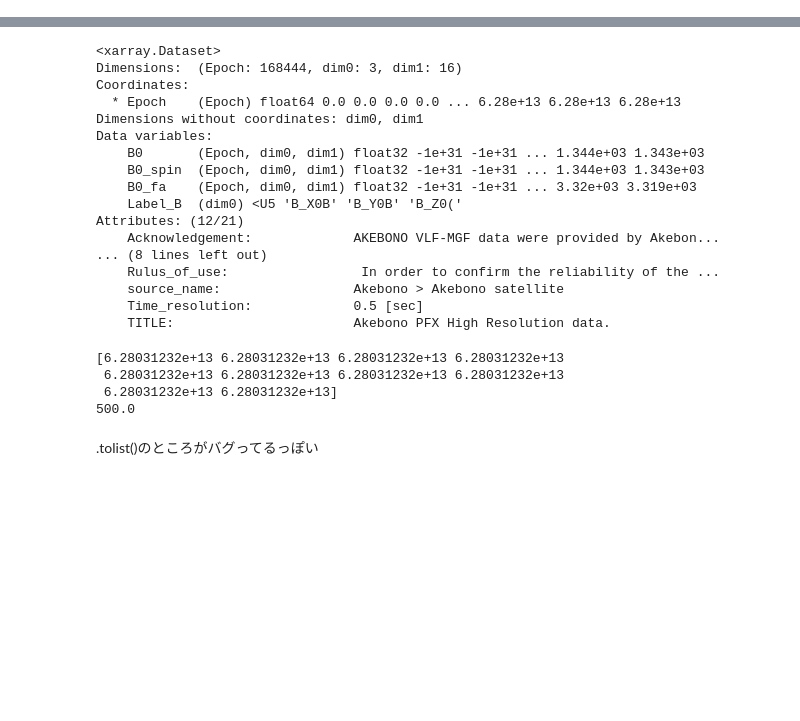
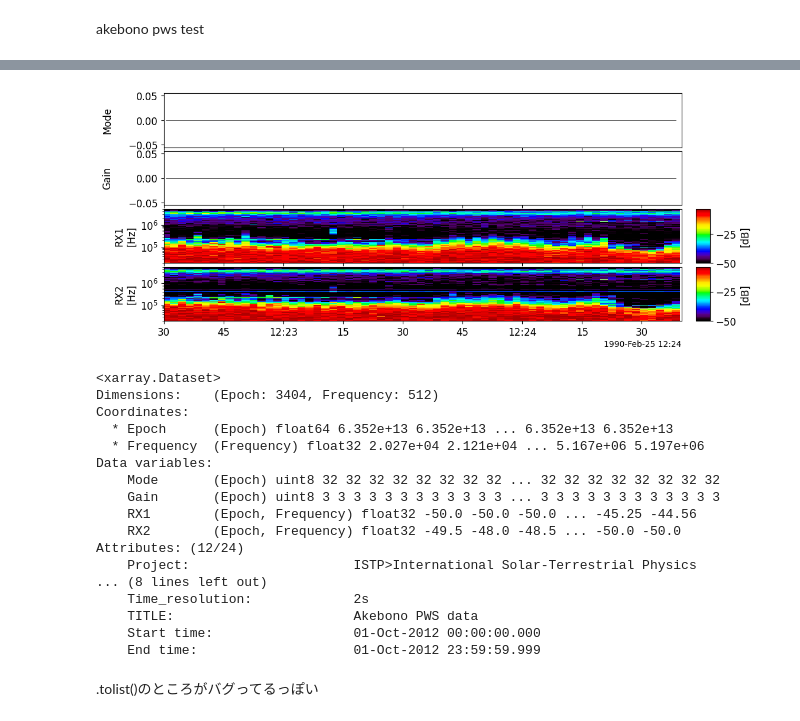
Before and after one commit to shuji-onosawa/akebono_analysis, a Jupyter notebook: src/Akebono_analysis.ipynb, the cells around one changed output, grey strips where cells are left out. Drawn from its saved outputs; the diff is of its cells as text; code cells hidden in the pictures; blank space fills up the shorter version.

```diff
--- a/src/Akebono_analysis.ipynb
+++ b/src/Akebono_analysis.ipynb
@@ -2,0 +67,12 @@ mgfのcdf内のデータを読み込む
+# %% [markdown]
+akebono pws test
+# %%
+import akebono
+import pytplot
+
+date='19900225'
+akebono.pws(['1990-2-25', '1990-2-26'])
+pytplot.tlimit([date[0:4]+'-'+date[4:6]+'-'+date[6:8]+' 12:22:30',
+                date[0:4]+'-'+date[4:6]+'-'+date[6:8]+' 12:24:40'])
+pytplot.tplot(['akb_pws_Mode', 'akb_pws_Gain', 'akb_pws_RX1', 'akb_pws_RX2'])
+# %% [output]
@@ -3,38 +81,29 @@ mgfのcdf内のデータを読み込む
+[figure, added]
 # %%
 import cdflib
 
-cdf_name = '../akebono_data/mgf/ak_h0_mgf_19900211_v01.cdf'
+cdf_name = '../akebono_data/pws/NPW-DS/2012/ak_h1_pws_20121001_v01.cdf'
+
 xar = cdflib.cdf_to_xarray(cdf_name)
 xar
 # %% [output]
 <xarray.Dataset>
-Dimensions:  (Epoch: 168444, dim0: 3, dim1: 16)
+Dimensions:    (Epoch: 3404, Frequency: 512)
 Coordinates:
-  * Epoch    (Epoch) float64 0.0 0.0 0.0 0.0 ... 6.28e+13 6.28e+13 6.28e+13
-Dimensions without coordinates: dim0, dim1
+  * Epoch      (Epoch) float64 6.352e+13 6.352e+13 ... 6.352e+13 6.352e+13
+  * Frequency  (Frequency) float32 2.027e+04 2.121e+04 ... 5.167e+06 5.197e+06
 Data variables:
-    B0       (Epoch, dim0, dim1) float32 -1e+31 -1e+31 ... 1.344e+03 1.343e+03
-    B0_spin  (Epoch, dim0, dim1) float32 -1e+31 -1e+31 ... 1.344e+03 1.343e+03
-    B0_fa    (Epoch, dim0, dim1) float32 -1e+31 -1e+31 ... 3.32e+03 3.319e+03
-    Label_B  (dim0) <U5 'B_X0B' 'B_Y0B' 'B_Z0('
-Attributes: (12/21)
-    Acknowledgement:             AKEBONO VLF-MGF data were provided by Akebon...
+    Mode       (Epoch) uint8 32 32 32 32 32 32 32 32 ... 32 32 32 32 32 32 32 32
+    Gain       (Epoch) uint8 3 3 3 3 3 3 3 3 3 3 3 3 ... 3 3 3 3 3 3 3 3 3 3 3 3
+    RX1        (Epoch, Frequency) float32 -50.0 -50.0 -50.0 ... -45.25 -44.56
+    RX2        (Epoch, Frequency) float32 -49.5 -48.0 -48.5 ... -50.0 -50.0
+Attributes: (12/24)
+    Project:                     ISTP>International Solar-Terrestrial Physics
 ... (8 lines left out)
-    Rulus_of_use:                 In order to confirm the reliability of the ...
-    source_name:                 Akebono > Akebono satellite
-    Time_resolution:             0.5 [sec]
-    TITLE:                       Akebono PFX High Resolution data.
+    Time_resolution:             2s
+    TITLE:                       Akebono PWS data
+    Start time:                  01-Oct-2012 00:00:00.000
+    End time:                    01-Oct-2012 23:59:59.999
-# %%
-from interpolate_mgf_epoch import interpolate_mgf_epoch
-epoch = xar['Epoch'].data
-epoch_, time_delta = interpolate_mgf_epoch(epoch)
-print(epoch_[0:10])
-print(time_delta)
-# %% [output]
-[6.28031232e+13 6.28031232e+13 6.28031232e+13 6.28031232e+13
- 6.28031232e+13 6.28031232e+13 6.28031232e+13 6.28031232e+13
- 6.28031232e+13 6.28031232e+13]
-500.0
 # %% [markdown]
 .tolist()のところがバグってるっぽい
 # %%
```
Also changed, not shown: parts of 6 cells of this notebook, 5 other files.
